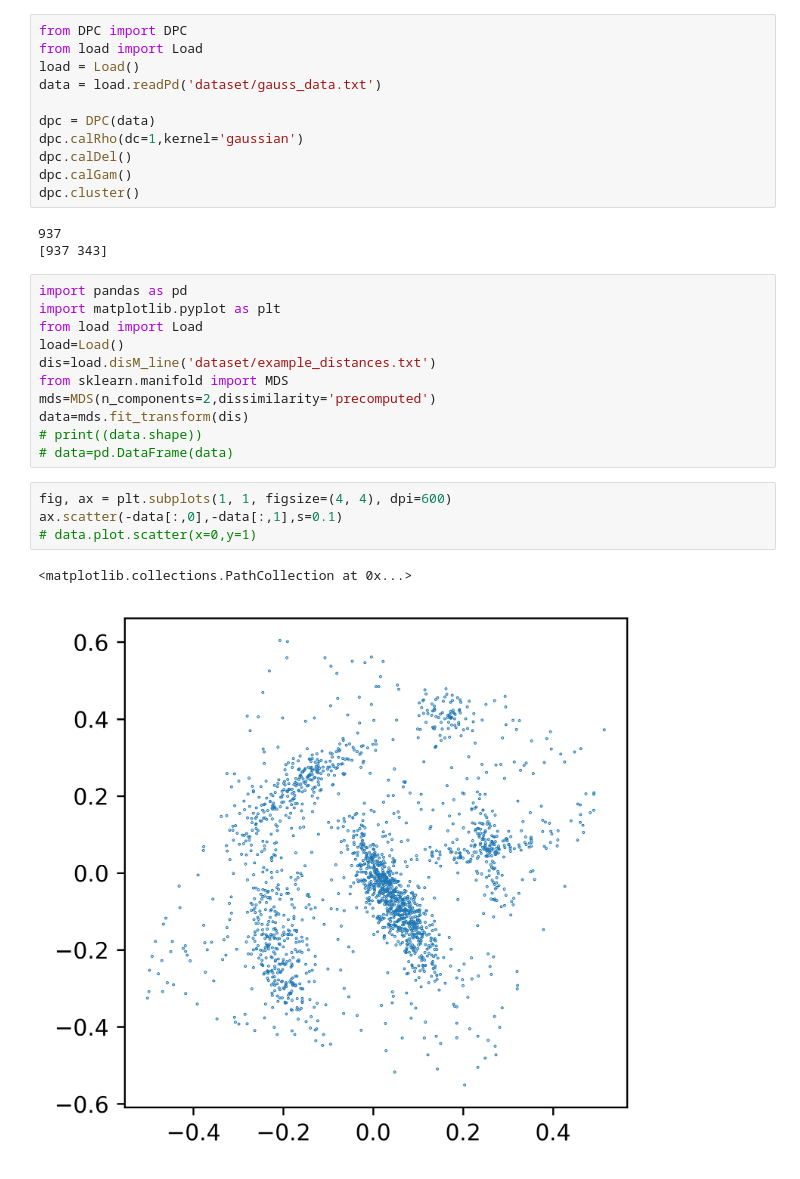
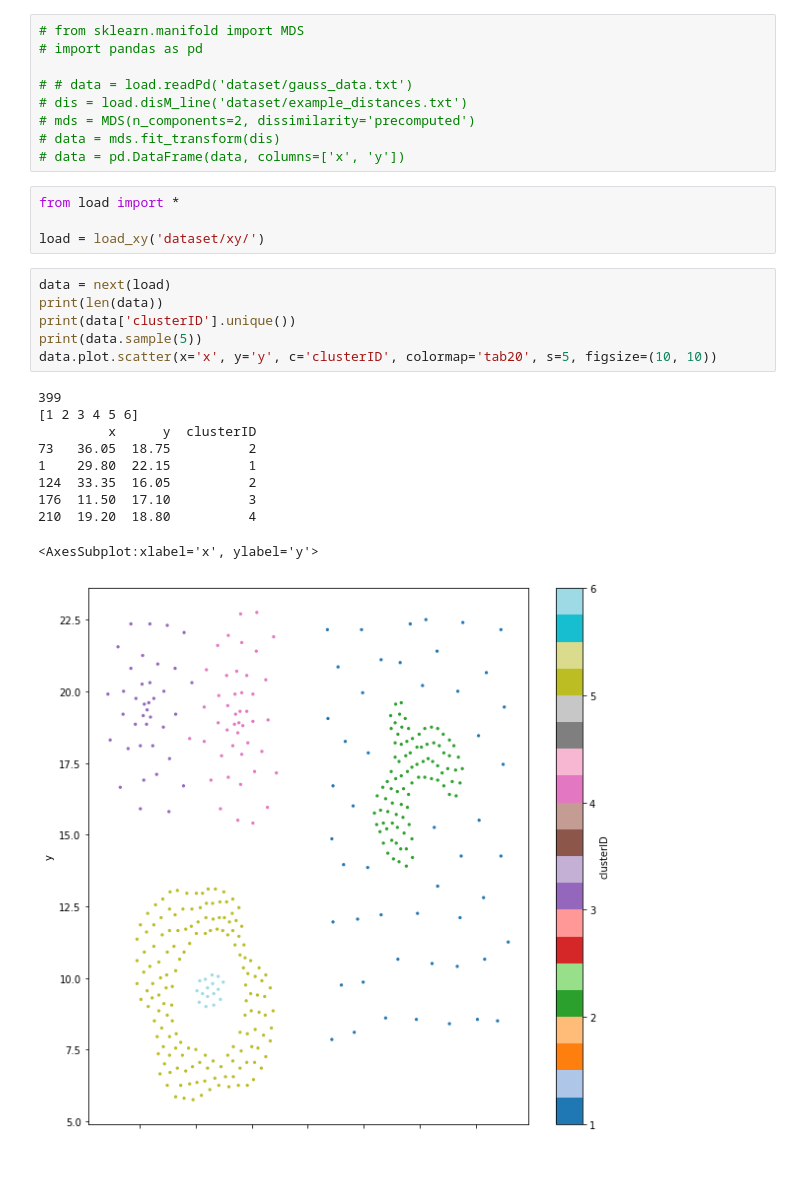
Before and after one commit to KEAE12315/flotation_old, a Jupyter notebook: test.ipynb, the cells around one changed output. Drawn from its saved outputs; the diff is of its cells as text.

```diff
--- a/test.ipynb
+++ b/test.ipynb
@@ -1,33 +1,31 @@
-# %%
-from DPC import DPC
-from load import Load
-load = Load()
-data = load.readPd('dataset/gauss_data.txt')
-
-dpc = DPC(data)
-dpc.calRho(dc=1,kernel='gaussian')
-dpc.calDel()
-dpc.calGam()
-dpc.cluster()
-# %% [output]
-937
-[937 343]
 # %%
-import pandas as pd
-import matplotlib.pyplot as plt
-from load import Load
-load=Load()
-dis=load.disM_line('dataset/example_distances.txt')
-from sklearn.manifold import MDS
-mds=MDS(n_components=2,dissimilarity='precomputed')
-data=mds.fit_transform(dis)
-# print((data.shape))
-# data=pd.DataFrame(data)
+# from sklearn.manifold import MDS
+# import pandas as pd
+
+# # data = load.readPd('dataset/gauss_data.txt')
+# dis = load.disM_line('dataset/example_distances.txt')
+# mds = MDS(n_components=2, dissimilarity='precomputed')
+# data = mds.fit_transform(dis)
+# data = pd.DataFrame(data, columns=['x', 'y'])
-# %%
-fig, ax = plt.subplots(1, 1, figsize=(4, 4), dpi=600)
-ax.scatter(-data[:,0],-data[:,1],s=0.1)
-# data.plot.scatter(x=0,y=1)
-# %% [output]
-<matplotlib.collections.PathCollection at 0x...>
-[figure, removed]
+# %%
+from load import *
+
+load = load_xy('dataset/xy/')
+# %%
+data = next(load)
+print(len(data))
+print(data['clusterID'].unique())
+print(data.sample(5))
+data.plot.scatter(x='x', y='y', c='clusterID', colormap='tab20', s=5, figsize=(10, 10))
+# %% [output]
+399
+[1 2 3 4 5 6]
+         x      y  clusterID
+73   36.05  18.75          2
+1    29.80  22.15          1
+124  33.35  16.05          2
+176  11.50  17.10          3
+210  19.20  18.80          4
+<AxesSubplot:xlabel='x', ylabel='y'>
+[figure, added]
 # %%
```
Also changed, not shown: parts of 4 cells of this notebook, 3 other files.
